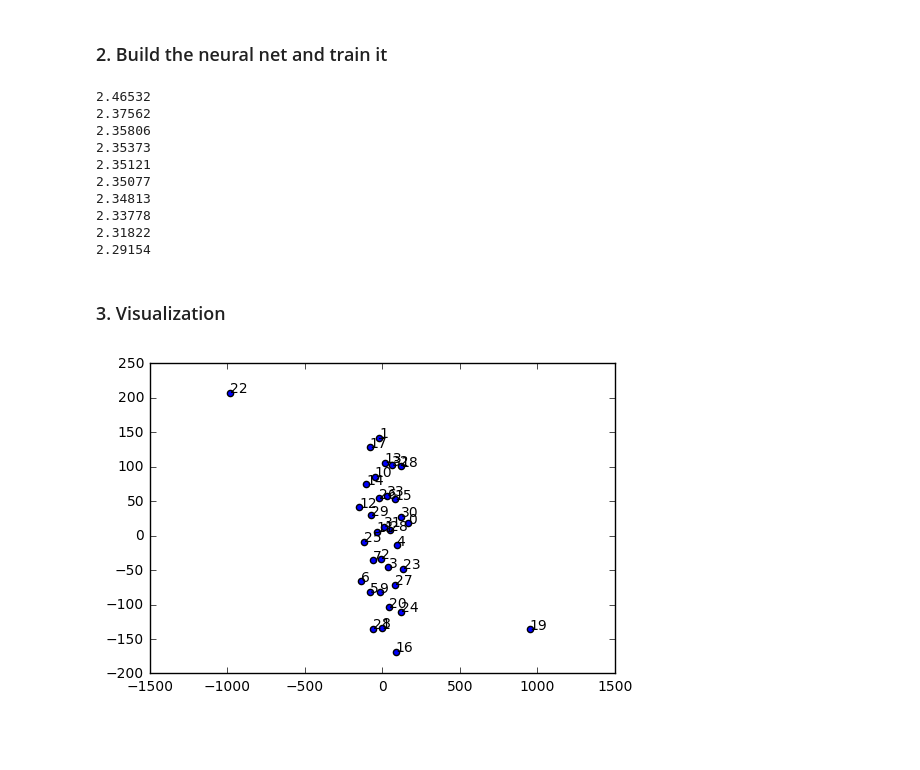
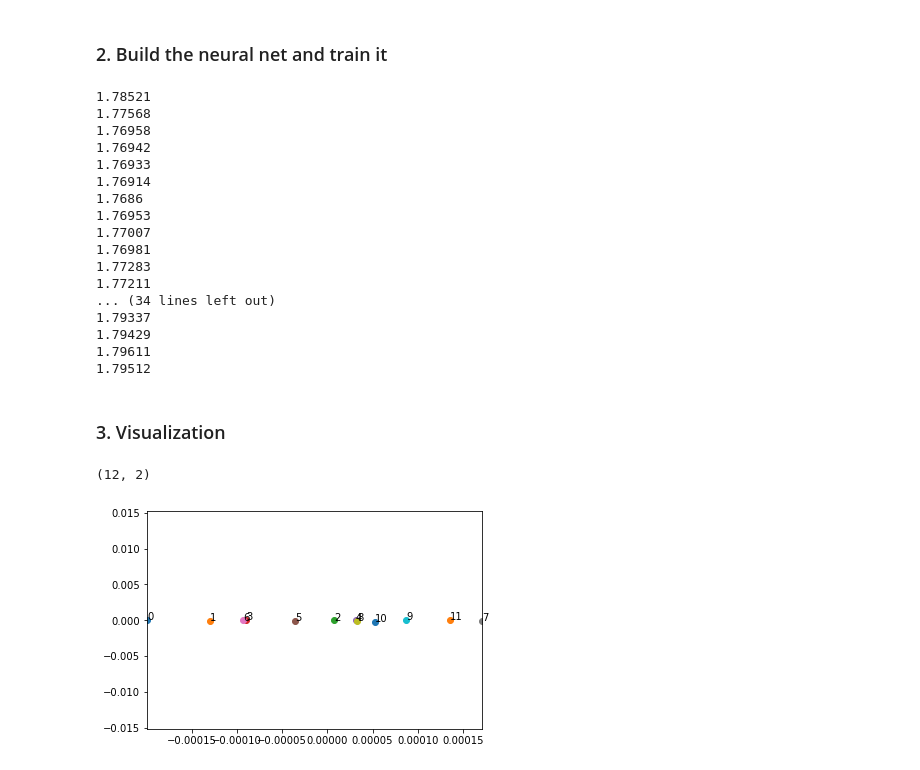
Before and after one commit to zw1074/Node2Vec_tensorflow, a Jupyter notebook: Node2Vec.ipynb, the cells around one changed output. Saved outputs shown, nothing was run; the diff lists cells and outputs as text; code cells hidden in the pictures; blank space fills up the shorter version.

```diff
--- a/Node2Vec.ipynb
+++ b/Node2Vec.ipynb
@@ -150,72 +167,92 @@ for edge in edges:
 data_graph = coo_matrix((data, (rows, cols)), shape=(biggest_node_index, biggest_node_index)).tocsr()
 # %%
 # set some hyperparameter
-p = 0.5
-q = 2
+p=2
+q=0.5
 num_text = 1000
 sequence_length = 32
 num_nodes = data_graph.shape[0]
-emb_size = 200
-lr = 0.001
+emb_size = 50
+lr = 0.1
 batch_size = None
 context_size = 16
-num_epoch = 10
-num_sampled = 64
+num_epoch = 50
+num_sampled = data_graph.shape[0]
 # %% [markdown]
 ### 1. Sample the walk sequence from random walk
 # %%
 # Sampling
 corpus = []
-for i in tqdm(xrange(num_text)):
+for i in tqdm(range(num_text)):
     start = np.random.choice(range(num_nodes))
     corpus.append(random_walk(start, p, q, sequence_length, data_graph))
 # %% [markdown]
 ### 2. Build the neural net and train it
 # %%
 # training the neural net
-net = Node2Vec(num_nodes, emb_size, lr, batch_size, context_size)
+net = Node2Vec(num_nodes, emb_size, lr, batch_size, context_size, num_sampled)
 net.build()
 # %%
-init = tf.initialize_all_variables()
+init = tf.global_variables_initializer()
 # merged = tf.merge_all_summaries()
 with tf.Session() as sess:
     log_dir = "./log1"
 #     writer = tf.train.SummaryWriter(log_dir, sess.graph)
     sess.run(init)
     t = 0
-    for epoch in xrange(num_epoch):
-        for i in xrange(num_text):
+    emb = None
+    for epoch in range(num_epoch):
+        for i in range(num_text):
             current_seq = corpus[i]
-            labels = np.array([current_seq[j:j+1] for j in xrange(sequence_length - context_size)])
-            inputs = np.array([current_seq[j+1:j+1+context_size] for j in xrange(sequence_length - context_size)])
+            labels = np.array([current_seq[j] for j in range(sequence_length - context_size)])
+            inputs = np.array([current_seq[j+1:j+1+context_size] for j in range(sequence_length - context_size)])
             feed_dict = {net.train_context_node: inputs, net.train_input_node: labels}
-            _, loss = sess.run([net.update_loss, net.loss], feed_dict=feed_dict)
+            _, loss = sess.run([net.update_loss, net.loss_node2vec], feed_dict=feed_dict)
         #         writer.add_summary(summary,i)
             t += 1
             if t % 1000 == 0:
                 print(loss)
+#                 if emb == None:
+#                     emb = sess.run(net.node_embeddings)
+#                 else:
+#                     emb2 = sess.run(net.node_embeddings)
+#                     print(np.sum(np.abs(emb - emb2)))
+#                     emb = emb2
     # Get the final result
-    Final_emb = sess.run(net.embedding_matrix)
+    Final_emb = sess.run(net.node_embeddings)
 # %% [output]
-2.46532
-2.37562
-2.35806
-2.35373
-2.35121
-2.35077
-2.34813
-2.33778
-2.31822
-2.29154
+1.78521
+1.77568
+1.76958
+1.76942
+1.76933
+1.76914
+1.7686
+1.76953
+1.77007
+1.76981
+1.77283
+1.77211
+... (34 lines left out)
+1.79337
+1.79429
+1.79611
+1.79512
 # %% [markdown]
 ### 3. Visualization
 # %%
 # Use t-sne to see the node
 low_manifest = TSNE().fit_transform(Final_emb)
+# %%
+low_manifest.shape
+# %% [output]
+(12, 2)
 # %%
-for i in xrange(len(low_manifest)):
+for i in range(len(low_manifest)):
     plt.scatter(low_manifest[i][0], low_manifest[i][1])
     plt.text(low_manifest[i][0], low_manifest[i][1], str(i))
+plt.xlim([min(low_manifest[:,0]), max(low_manifest[:,0])])
+# plt.ylim([min(low_manifest[:,1]), min(low_manifest[:,1])])
 plt.show()
 # %% [output]
-[figure, old version]
+[figure, new version]
```
Also changed, not shown: parts of 12 cells of this notebook, 3 other files.
